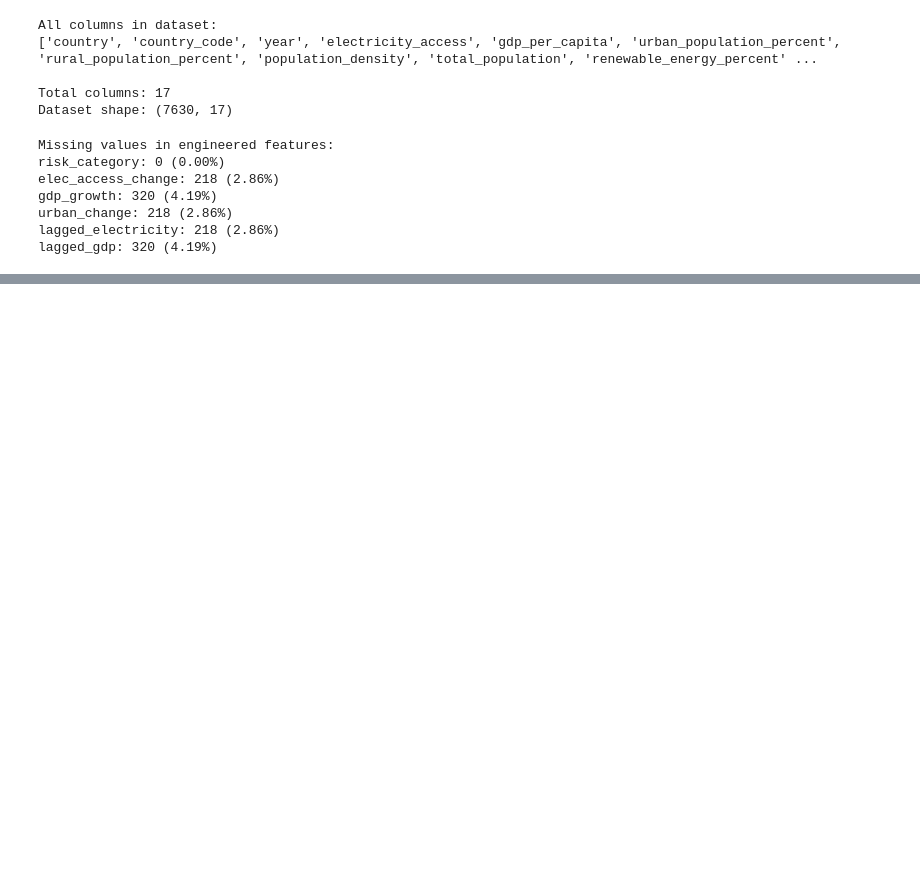
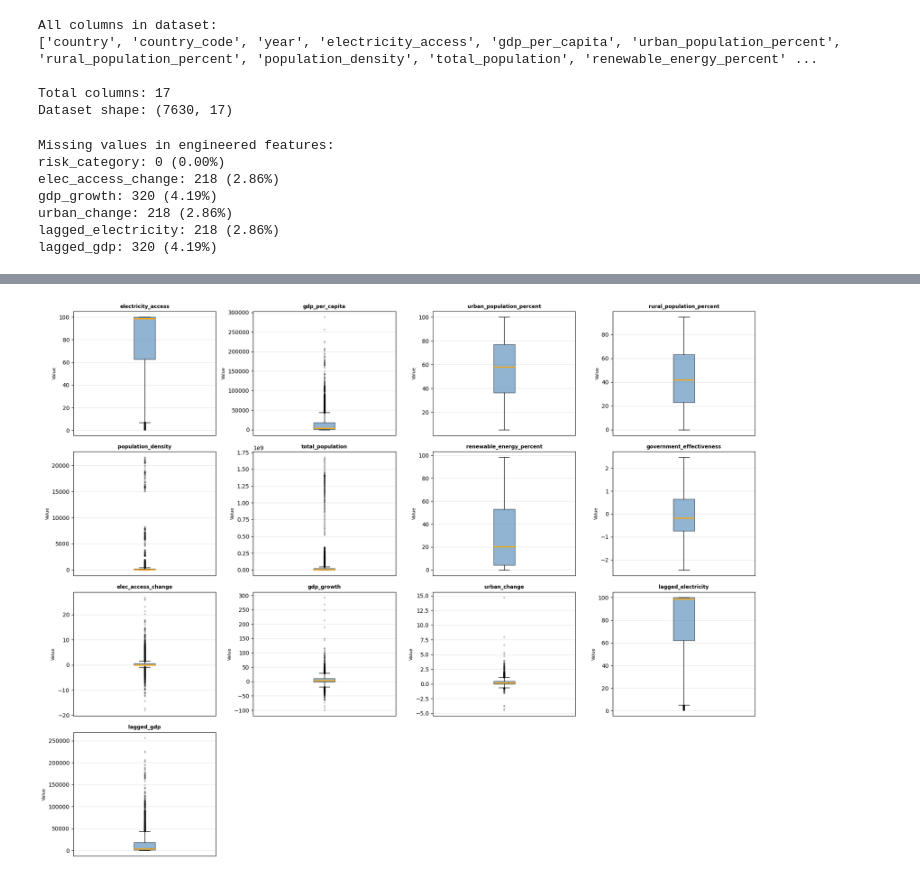
Before and after one commit to npydipati/CAP5771_npydipati, a Jupyter notebook: data_wrangling.ipynb, the cells around one changed output, grey strips where cells are left out. Cells and saved outputs as stored; diff of their text form; code cells hidden in the pictures; blank space fills up the shorter version.

Commit message:
Added data quality checks and 80/10/10 temporal train/val/test split

```diff
--- a/data_wrangling.ipynb
+++ b/data_wrangling.ipynb
@@ -665,0 +747,26 @@ lagged_gdp: 320 (4.19%)
+# %%
+# Box Plots for All Variables to visialize outliers
+
+ffig, axes = plt.subplots(4, 4, figsize=(18, 14))
+fig.suptitle("Box Plots — Outlier Detection Across All Variables",
+             fontsize=14, fontweight='bold')
+axes = axes.flatten()
+
+for i, col in enumerate(key_vars):
+    data = df_clean[col].dropna()
+    axes[i].boxplot(data, vert=True, patch_artist=True,
+                    boxprops=dict(facecolor='steelblue', alpha=0.6),
+                    medianprops=dict(color='orange', linewidth=2),
+                    flierprops=dict(marker='o', markersize=2, alpha=0.3))
+    axes[i].set_title(col, fontsize=9, fontweight='bold')
+    axes[i].set_ylabel("Value", fontsize=8)
+    axes[i].set_xticks([])          # removes the "1" on x-axis
+    axes[i].grid(True, alpha=0.3)
+
+for j in range(len(key_vars), len(axes)):
+    axes[j].set_visible(False)
+
+plt.tight_layout()
+plt.show()
+# %% [output]
+[figure, added]
```
Also changed, not shown: parts of 24 cells of this notebook, 7 other files.
